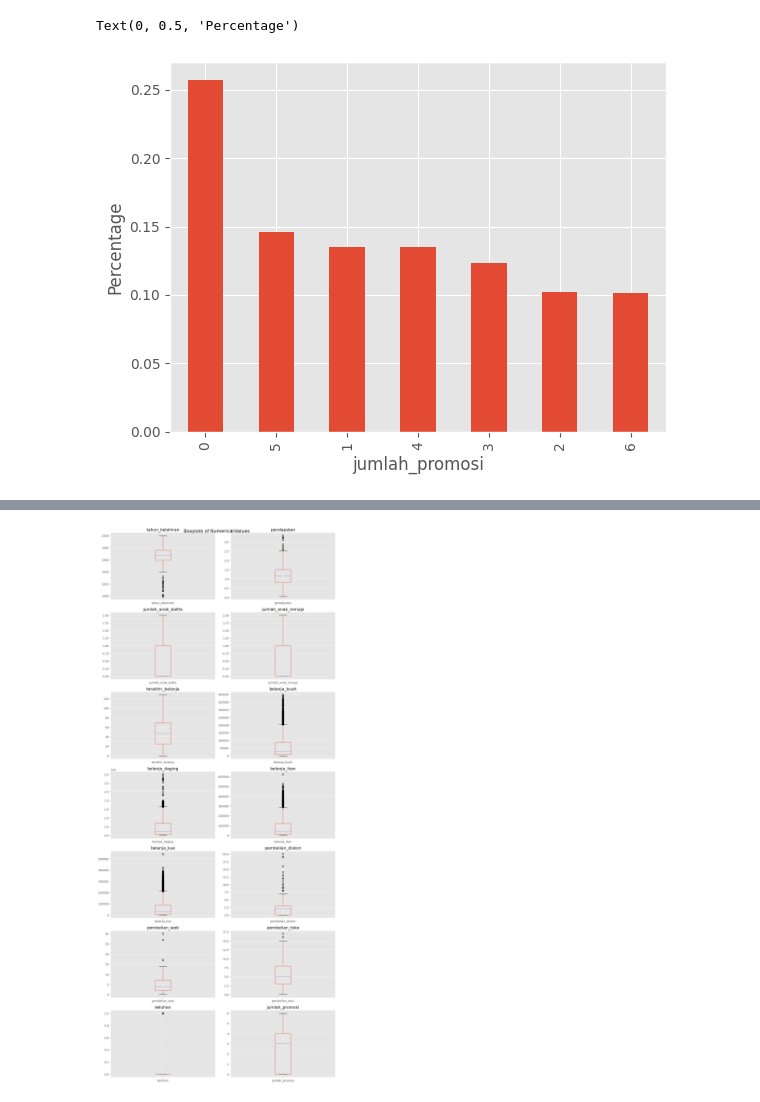
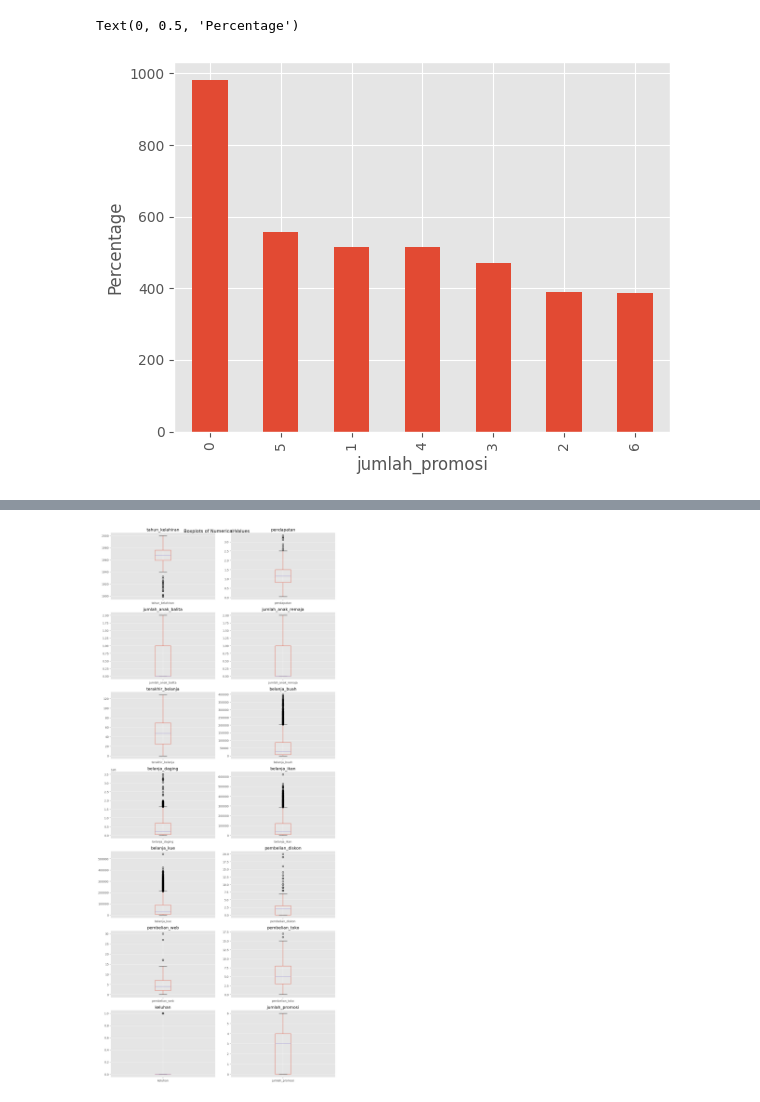
Before and after one commit to davidbryanc/Data-Analytics-Competition-FIND-IT-2024, a Jupyter notebook: david.ipynb, the cells around one changed output, grey strips where cells are left out. Cells and saved outputs as stored; diff of their text form; code cells hidden in the pictures.

```diff
--- a/david.ipynb
+++ b/david.ipynb
@@ -143,8 +143,8 @@ train.sample(10)
 | 2791 | 1964 | Sarjana | Cerai | 138231358.0 | 0.0 | 1.0 | ... |
 | 3052 | 1994 | SMA | Sendiri | 49830166.0 | 1.0 | 0.0 | ... |
 # %%
-train['jumlah_promosi'].value_counts(normalize = True).plot(kind = 'bar')
+train['jumlah_promosi'].value_counts().plot(kind = 'bar')
 plt.ylabel('Percentage')
 # %% [output]
 Text(0, 0.5, 'Percentage')
-[figure, old version]
+[figure, new version]
```
Also changed, not shown: parts of 4 cells of this notebook, 2 other files.
